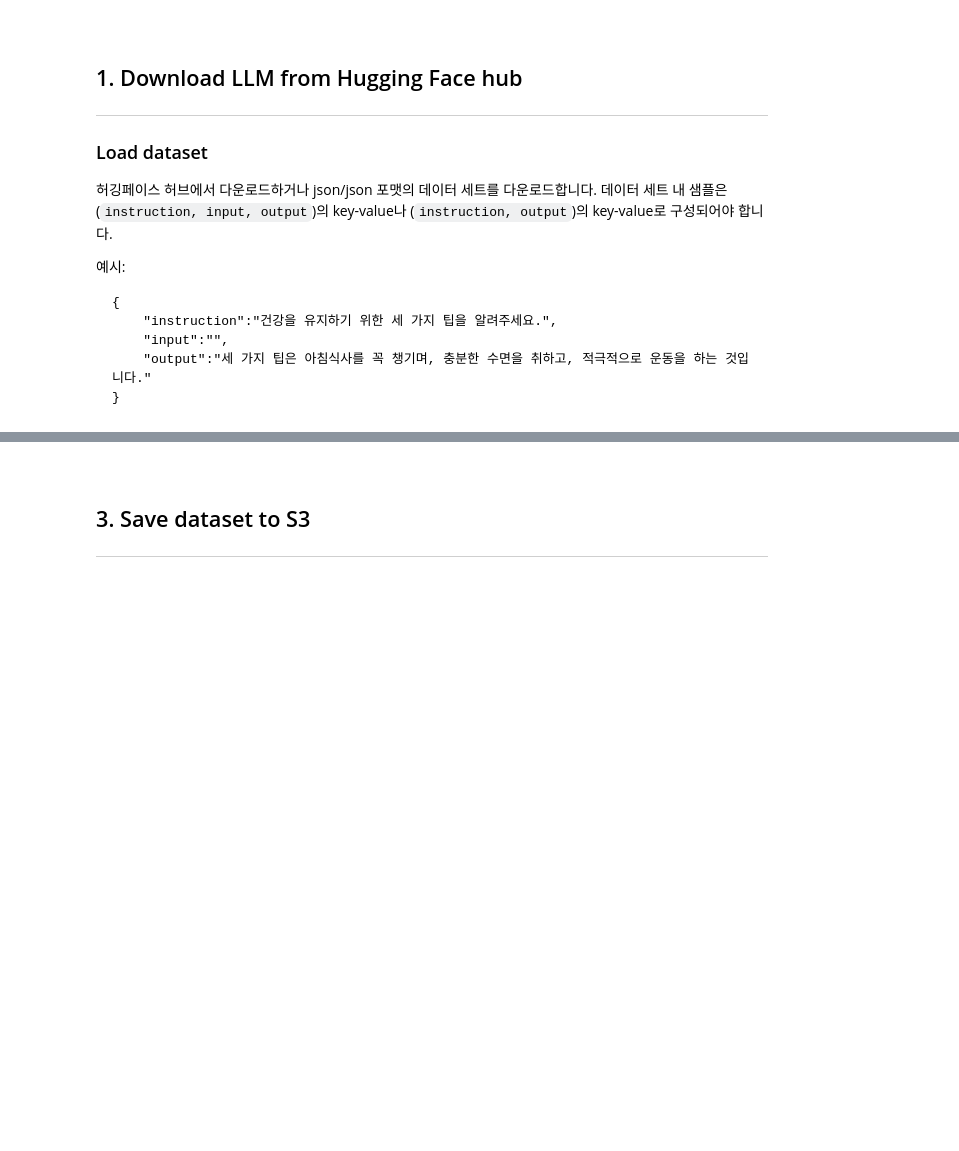
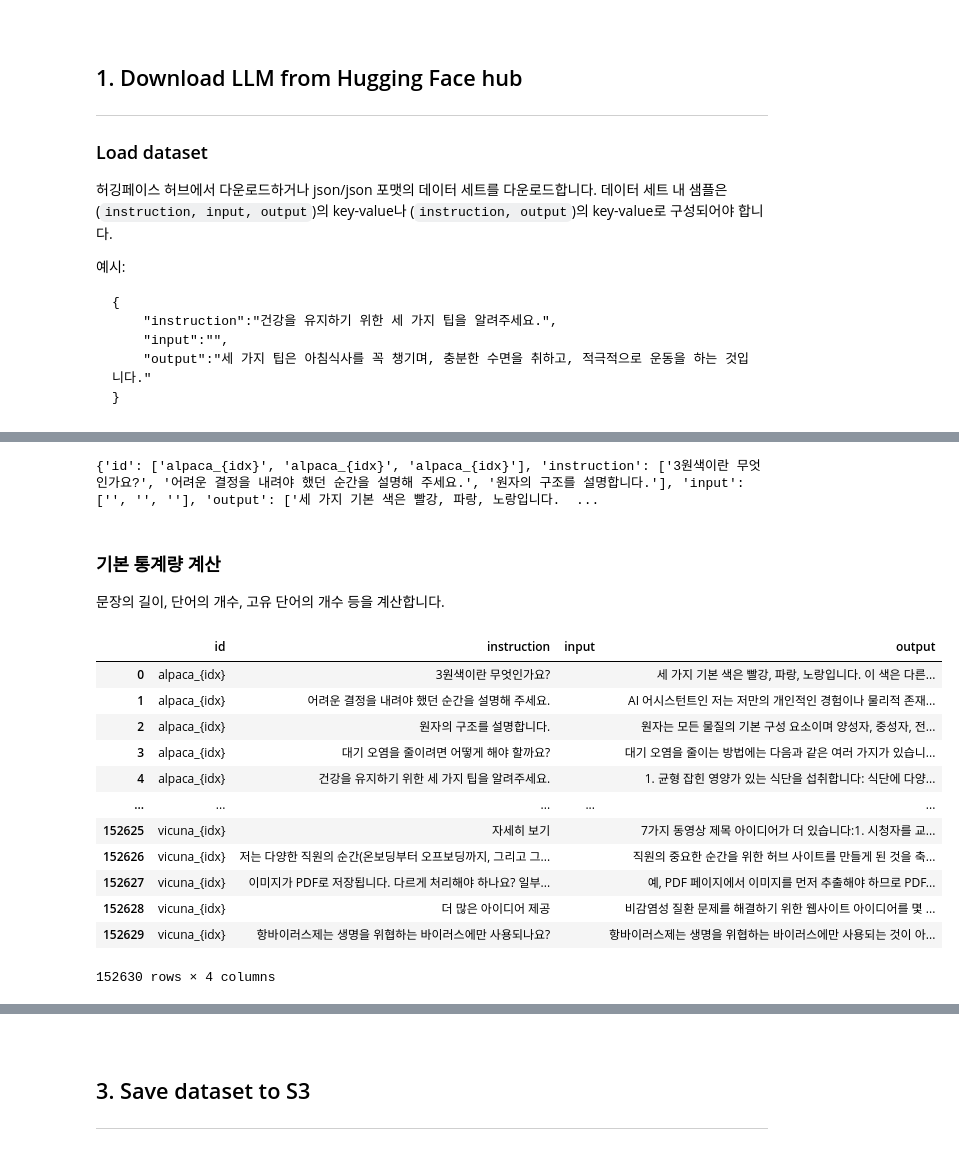
Before and after one commit to daekeun-ml/genai-ko-LLM, a Jupyter notebook: fine-tuning/1_prepare-dataset-alpaca-method.ipynb, the cells around one changed output, grey strips where cells are left out. Cells and saved outputs as stored; diff of their text form; code cells hidden in the pictures; blank space fills up the shorter version.

```diff
--- a/fine-tuning/1_prepare-dataset-alpaca-method.ipynb
+++ b/fine-tuning/1_prepare-dataset-alpaca-method.ipynb
@@ -79,0 +96,29 @@ if not os.path.isdir(model_tar_dir):
+# %%
+# 데이터셋의 처음 3개 샘플을 출력
+print(data['train'][:3])
+# %% [output]
+{'id': ['alpaca_{idx}', 'alpaca_{idx}', 'alpaca_{idx}'], 'instruction': ['3원색이란 무엇인가요?', '어려운 결정을 내려야 했던 순간을 설명해 주세요.', '원자의 구조를 설명합니다.'], 'input': ['', '', ''], 'output': ['세 가지 기본 색은 빨강, 파랑, 노랑입니다.  ...
+# %% [markdown]
+### 기본 통계량 계산
+문장의 길이, 단어의 개수, 고유 단어의 개수 등을 계산합니다.
+# %%
+import pandas as pd
+
+# 데이터셋을 pandas DataFrame으로 변환
+df = pd.DataFrame(data['train'])
+
+df
+# %% [output]
+|  | id | instruction | input | output |
+| 0 | alpaca_{idx} | 3원색이란 무엇인가요? |  | 세 가지 기본 색은 빨강, 파랑, 노랑입니다. 이 색은 다른... |
+| 1 | alpaca_{idx} | 어려운 결정을 내려야 했던 순간을 설명해 주세요. |  | AI 어시스턴트인 저는 저만의 개인적인 경험이나 물리적 존재... |
+| 2 | alpaca_{idx} | 원자의 구조를 설명합니다. |  | 원자는 모든 물질의 기본 구성 요소이며 양성자, 중성자, 전... |
+| 3 | alpaca_{idx} | 대기 오염을 줄이려면 어떻게 해야 할까요? |  | 대기 오염을 줄이는 방법에는 다음과 같은 여러 가지가 있습니... |
+| 4 | alpaca_{idx} | 건강을 유지하기 위한 세 가지 팁을 알려주세요. |  | 1. 균형 잡힌 영양가 있는 식단을 섭취합니다: 식단에 다양... |
+| ... | ... | ... | ... | ... |
+| 152625 | vicuna_{idx} | 자세히 보기 |  | 7가지 동영상 제목 아이디어가 더 있습니다:1. 시청자를 교... |
+| 152626 | vicuna_{idx} | 저는 다양한 직원의 순간(온보딩부터 오프보딩까지, 그리고 그... |  | 직원의 중요한 순간을 위한 허브 사이트를 만들게 된 것을 축... |
+| 152627 | vicuna_{idx} | 이미지가 PDF로 저장됩니다. 다르게 처리해야 하나요? 일부... |  | 예, PDF 페이지에서 이미지를 먼저 추출해야 하므로 PDF... |
+| 152628 | vicuna_{idx} | 더 많은 아이디어 제공 |  | 비감염성 질환 문제를 해결하기 위한 웹사이트 아이디어를 몇 ... |
+| 152629 | vicuna_{idx} | 항바이러스제는 생명을 위협하는 바이러스에만 사용되나요? |  | 항바이러스제는 생명을 위협하는 바이러스에만 사용되는 것이 아... |
+152630 rows × 4 columns
```
Also changed, not shown: parts of 20 cells of this notebook, 3 other files.
